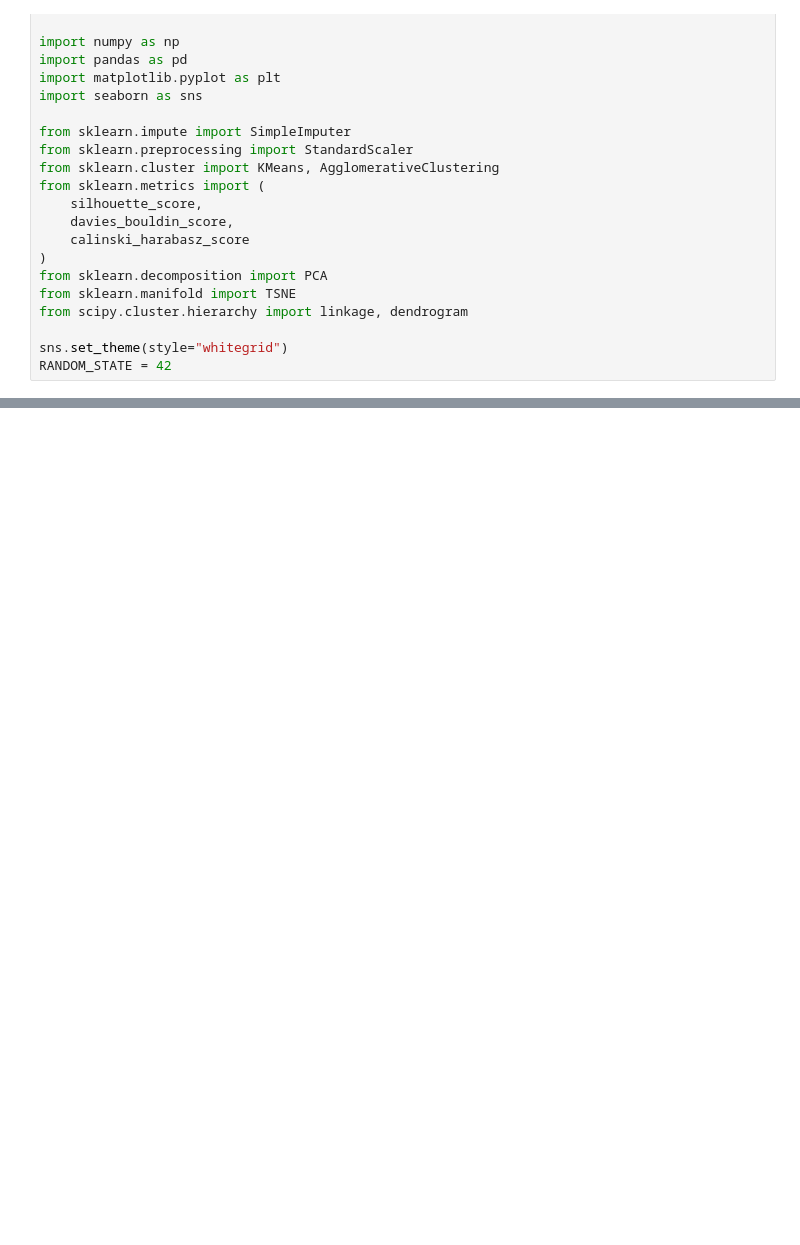
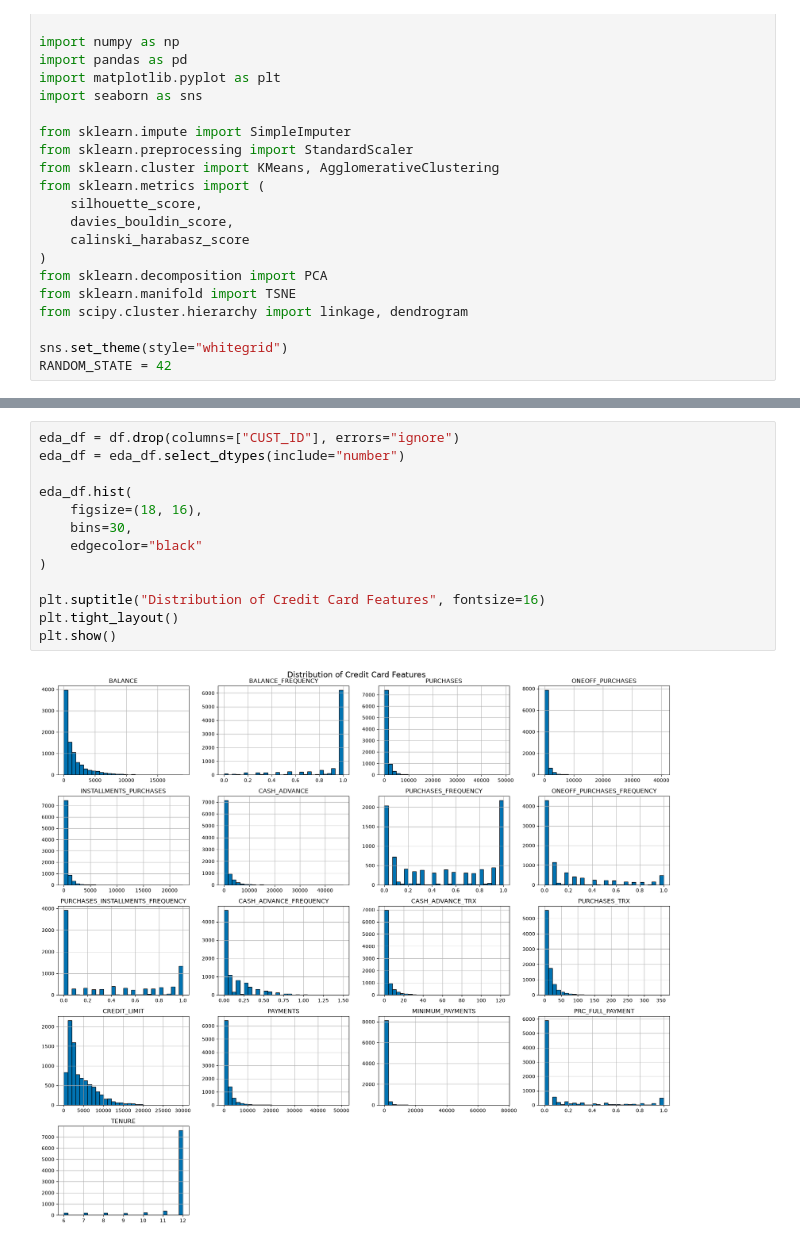
Before and after one commit to VedantVemula/Machine_Learning_capstone_obesityDataset, a Jupyter notebook: clustering.ipynb, the cells around one changed output, grey strips where cells are left out. Drawn from its saved outputs; the diff is of its cells as text; blank space fills up the shorter version.

```diff
--- a/clustering.ipynb
+++ b/clustering.ipynb
@@ -108,3 +108,18 @@ Descriptive statistics:
 | MINIMUM_PAYMENTS | 8637.0 | 864.206542 | 2372.446607 | 0.019163 | 169.123707 | 312.343947 | 825.485459 | 76406.20752 |
 | PRC_FULL_PAYMENT | 8950.0 | 0.153715 | 0.292499 | 0.000000 | 0.000000 | 0.000000 | 0.142857 | 1.00000 |
 | TENURE | 8950.0 | 11.517318 | 1.338331 | 6.000000 | 12.000000 | 12.000000 | 12.000000 | 12.00000 |
+# %%
+eda_df = df.drop(columns=["CUST_ID"], errors="ignore")
+eda_df = eda_df.select_dtypes(include="number")
+
+eda_df.hist(
+    figsize=(18, 16),
+    bins=30,
+    edgecolor="black"
+)
+
+plt.suptitle("Distribution of Credit Card Features", fontsize=16)
+plt.tight_layout()
+plt.show()
+# %% [output]
+[figure, added]
```
Also changed, not shown: parts of 2 cells of this notebook.
